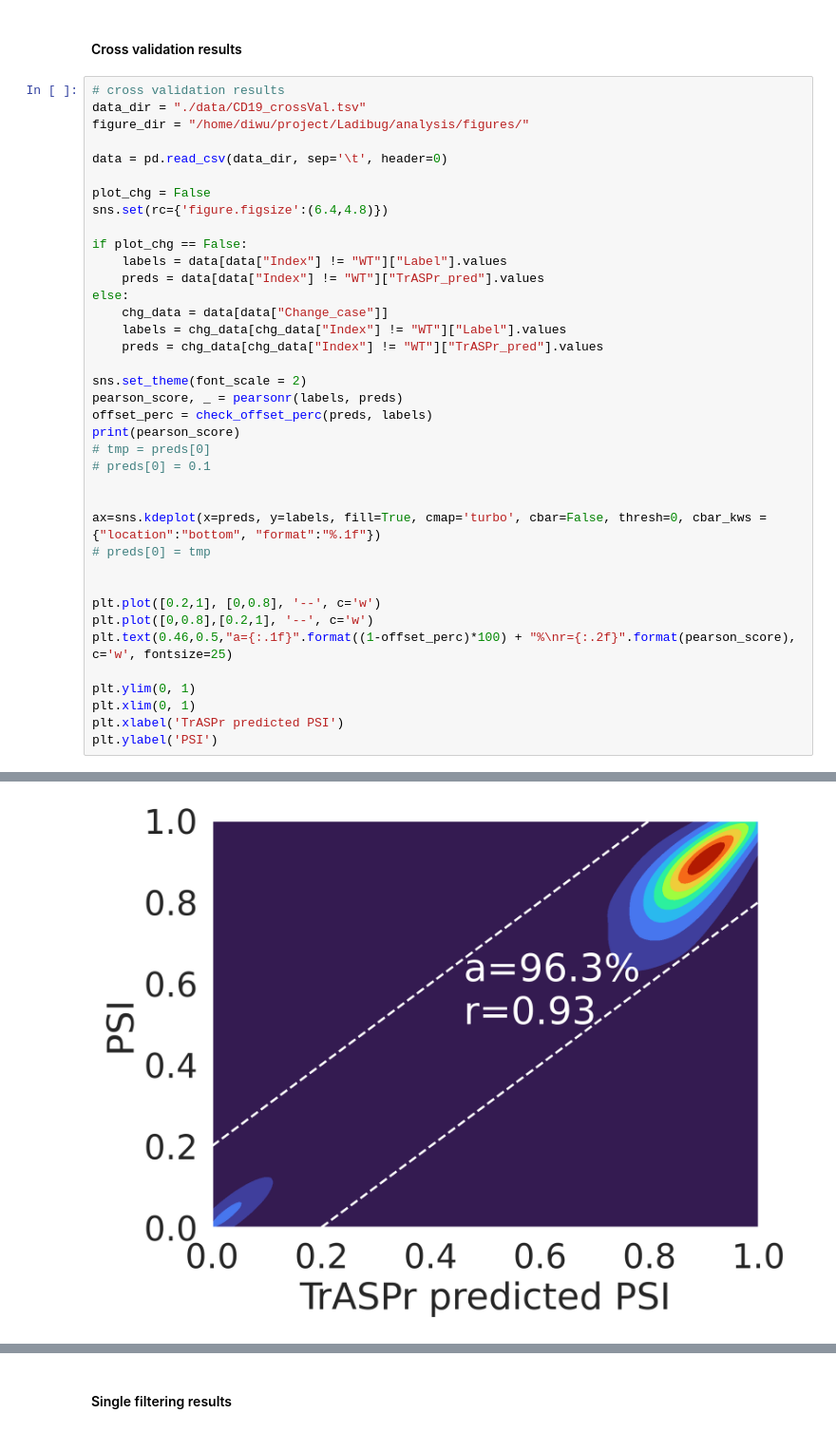
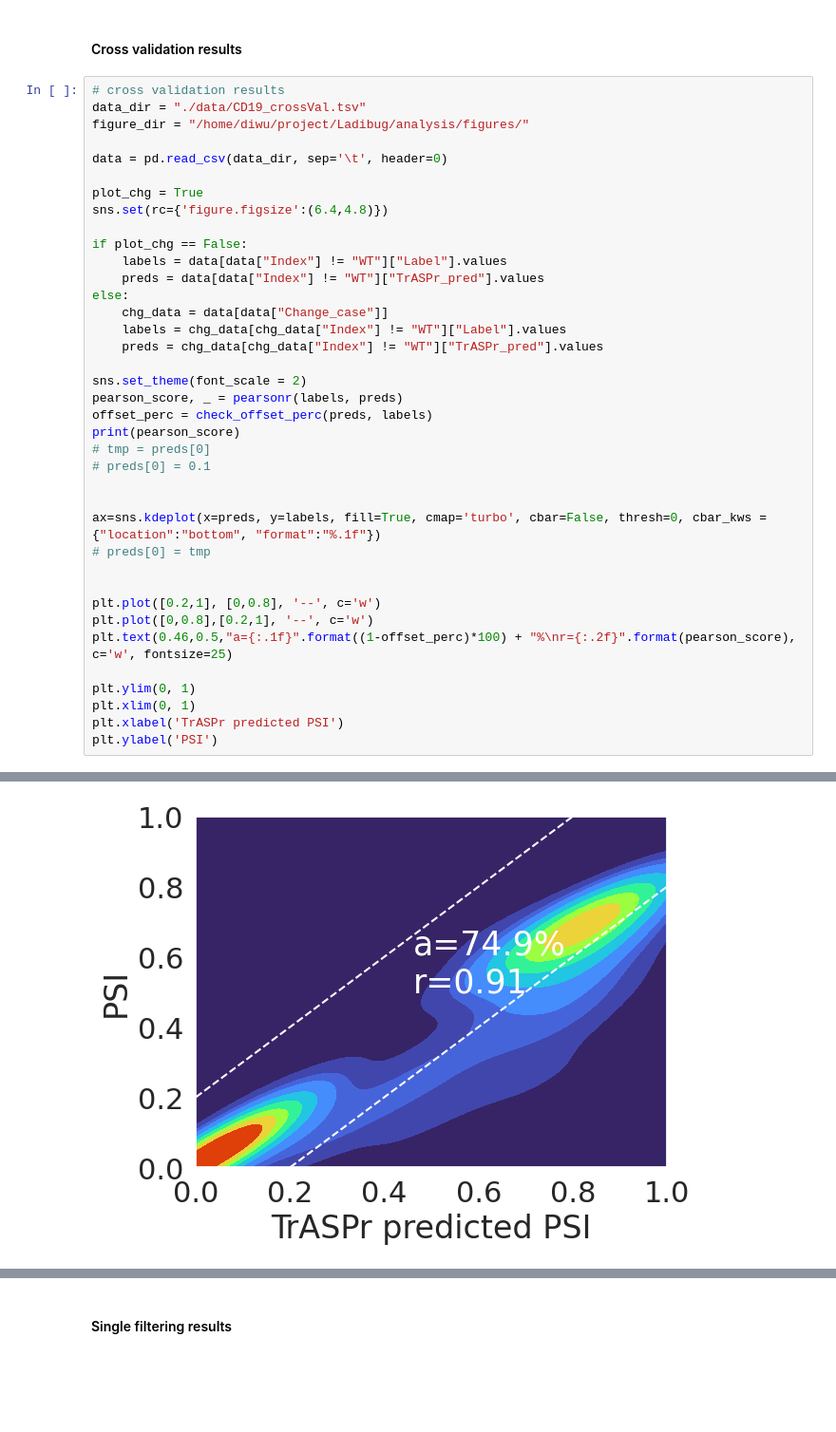
Before and after one commit to AstroSign/TrASPr_model, a Jupyter notebook: plot_script/TrASPr_plot.ipynb, the cells around one changed output, grey strips where cells are left out. Shown at 95% size. Drawn from its saved outputs; the diff is of its cells as text; blank space fills up the shorter version.

```diff
--- a/plot_script/TrASPr_plot.ipynb
+++ b/plot_script/TrASPr_plot.ipynb
@@ -823,7 +825,7 @@ figure_dir = "/home/diwu/project/Ladibug/analysis/figures/"
 
 data = pd.read_csv(data_dir, sep='\t', header=0)
 
-plot_chg = False
+plot_chg = True
 sns.set(rc={'figure.figsize':(6.4,4.8)})
 
 if plot_chg == False:
@@ -860,5 +862,5 @@ offset percentage: 0.03652743652743653 223 6105
 Text(0, 0.5, 'PSI')
-[figure, old version]
+[figure, new version]
 # %%
 data_dir = "./data/CD19_crossVal.tsv"
 data = pd.read_csv(data_dir, sep='\t', header=0)
```
Also changed, not shown: parts of 11 cells of this notebook.
